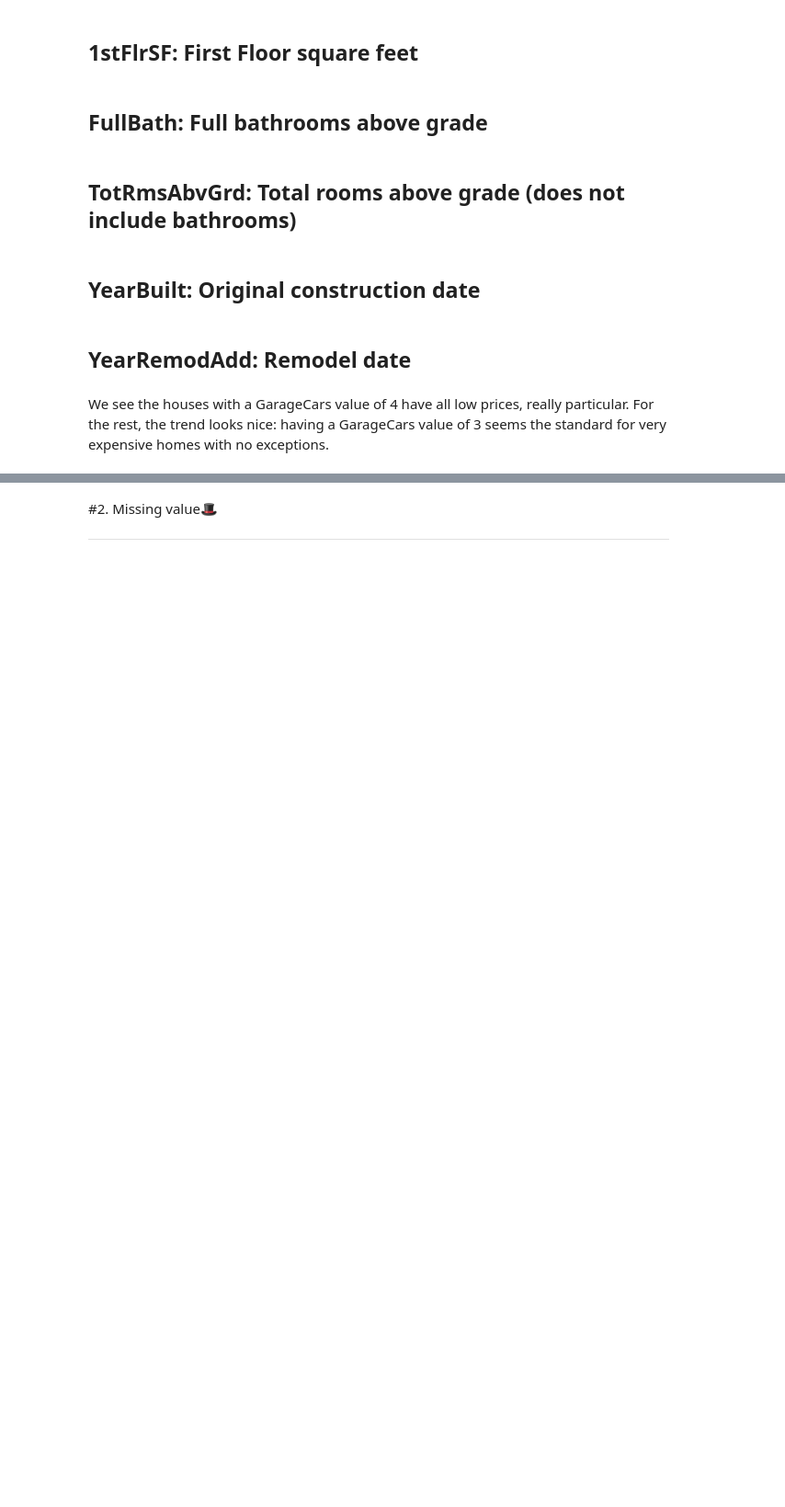
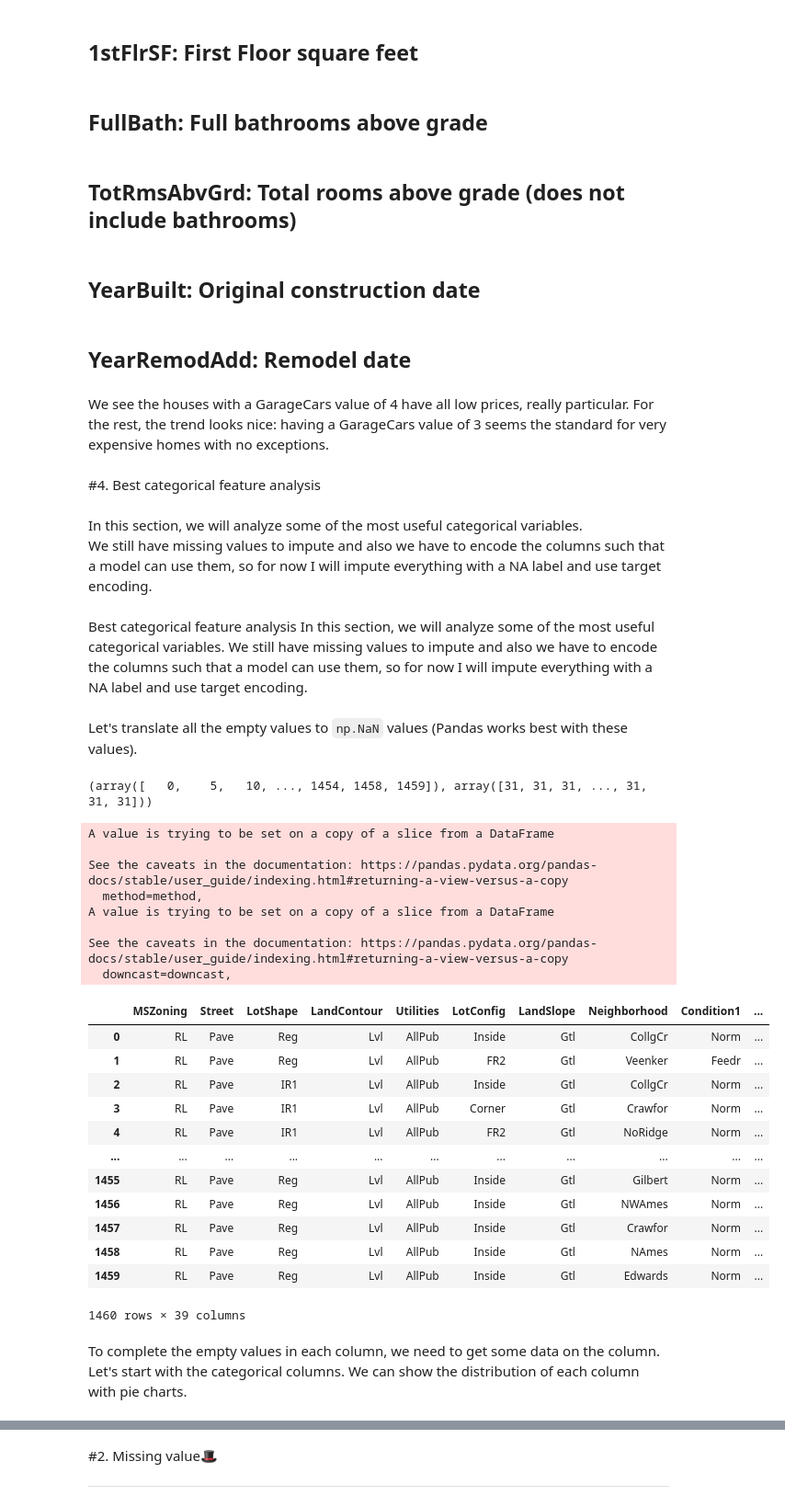
Before and after one commit to talorsabatani/Machine-Learning, a Jupyter notebook: ML_2.ipynb, the cells around one changed output, grey strips where cells are left out. Shown at 92% size. Drawn from its saved outputs; the diff is of its cells as text; code cells hidden in the pictures; blank space fills up the shorter version.

```diff
--- a/ML_2.ipynb
+++ b/ML_2.ipynb
@@ -234,0 +391,9 @@ train_df=train_df.drop("Id",axis=1)
+# %%
+numerical_cols = train_df.select_dtypes(include=['int64', 'float64']).columns
+categorical_cols = train_df.select_dtypes(include=['object', 'bool']).columns
+all_cols = categorical_cols.tolist() + numerical_cols.tolist()
+# %%
+train_numerical = train_df[numerical_cols]
+# print("Num of Float numerical:", len(train_numerical))
+train_categorical = train_df[categorical_cols]
+# print("Num of categorical Variables:", len(train_categorical))
@@ -392,0 +647,44 @@ fig.suptitle(str('GrLivArea') + ' analysis')
+# %% [markdown]
+#4.  Best categorical feature analysis
+# %% [markdown]
+In this section, we will analyze some of the most useful categorical variables.
+We still have missing values to impute and also we have to encode the columns such that a model can use them, so for now I will impute everything with a NA label and use target encoding.
+# %% [markdown]
+Best categorical feature analysis In this section, we will analyze some of the most useful categorical variables. We still have missing values to impute and also we have to encode the columns such that a model can use them, so for now I will impute everything with a NA label and use target encoding.
+# %% [markdown]
+Let's translate all the empty values to `np.NaN` values (Pandas works best with these values).
+# %%
+print(np.where(train_categorical.isnull()))
+# %% [output]
+(array([   0,    5,   10, ..., 1454, 1458, 1459]), array([31, 31, 31, ..., 31, 31, 31]))
+# %%
+# replace all empty values to np.NaN values
+train_categorical.replace('', np.NaN, inplace=True)
+train_categorical.fillna(np.NaN, inplace=True)
+train_categorical
+# %% [output]
+A value is trying to be set on a copy of a slice from a DataFrame
+
+See the caveats in the documentation: https://pandas.pydata.org/pandas-docs/stable/user_guide/indexing.html#returning-a-view-versus-a-copy
+  method=method,
+A value is trying to be set on a copy of a slice from a DataFrame
+
+See the caveats in the documentation: https://pandas.pydata.org/pandas-docs/stable/user_guide/indexing.html#returning-a-view-versus-a-copy
+  downcast=downcast,
+|  | MSZoning | Street | LotShape | LandContour | Utilities | LotConfig | LandSlope | Neighborhood | Condition1 | ... |
+| 0 | RL | Pave | Reg | Lvl | AllPub | Inside | Gtl | CollgCr | Norm | ... |
+| 1 | RL | Pave | Reg | Lvl | AllPub | FR2 | Gtl | Veenker | Feedr | ... |
+| 2 | RL | Pave | IR1 | Lvl | AllPub | Inside | Gtl | CollgCr | Norm | ... |
+| 3 | RL | Pave | IR1 | Lvl | AllPub | Corner | Gtl | Crawfor | Norm | ... |
+| 4 | RL | Pave | IR1 | Lvl | AllPub | FR2 | Gtl | NoRidge | Norm | ... |
+| ... | ... | ... | ... | ... | ... | ... | ... | ... | ... | ... |
+| 1455 | RL | Pave | Reg | Lvl | AllPub | Inside | Gtl | Gilbert | Norm | ... |
+| 1456 | RL | Pave | Reg | Lvl | AllPub | Inside | Gtl | NWAmes | Norm | ... |
+| 1457 | RL | Pave | Reg | Lvl | AllPub | Inside | Gtl | Crawfor | Norm | ... |
+| 1458 | RL | Pave | Reg | Lvl | AllPub | Inside | Gtl | NAmes | Norm | ... |
+| 1459 | RL | Pave | Reg | Lvl | AllPub | Inside | Gtl | Edwards | Norm | ... |
+1460 rows × 39 columns
+# %% [markdown]
+To complete the empty values in each column, we need to get some data on the column.
+Let's start with the categorical columns.
+We can show the distribution of each column with pie charts.
```
Also changed, not shown: parts of 54 cells of this notebook.
